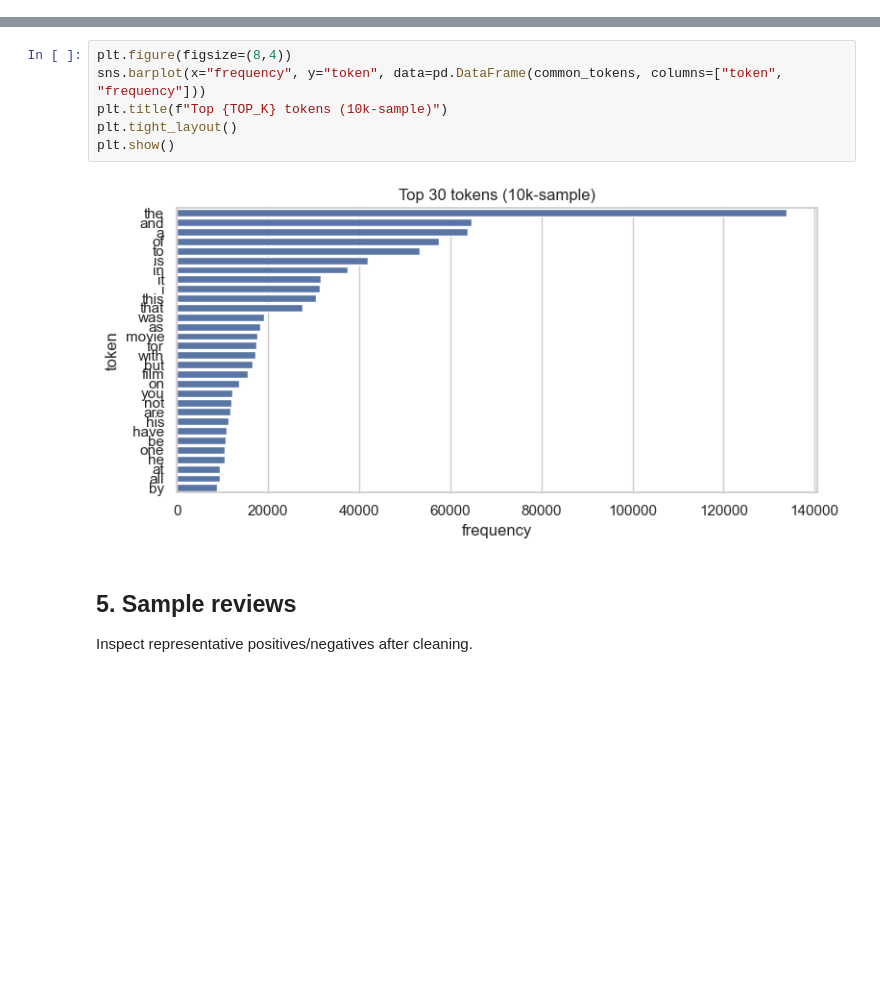
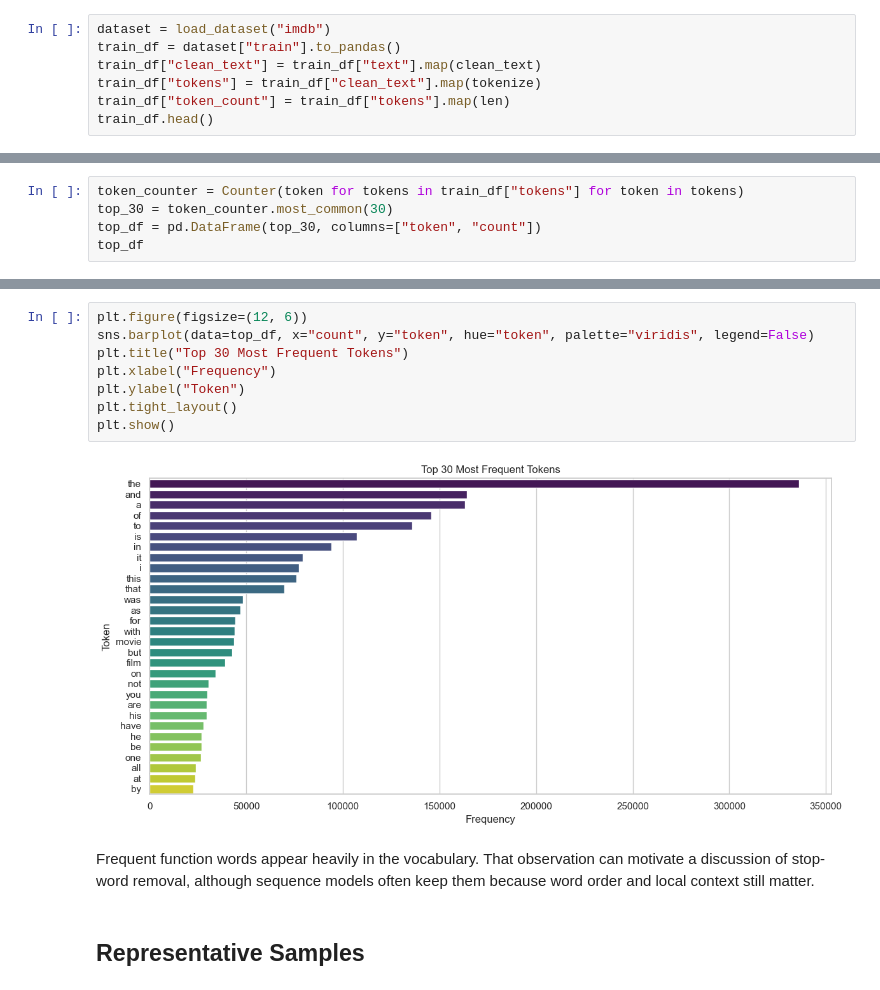
Before and after one commit to ZaidenxThiha/523K0073_523K0078_Midterm, a Jupyter notebook: notebooks/01_eda.ipynb, the cells around one changed output, grey strips where cells are left out. Cells and saved outputs as stored; diff of their text form; blank space fills up the shorter version.

```diff
--- a/notebooks/01_eda.ipynb
+++ b/notebooks/01_eda.ipynb
@@ -115,0 +27,7 @@ pd.DataFrame(common_tokens, columns=["token", "frequency"])
+# %%
+dataset = load_dataset("imdb")
+train_df = dataset["train"].to_pandas()
+train_df["clean_text"] = train_df["text"].map(clean_text)
+train_df["tokens"] = train_df["clean_text"].map(tokenize)
+train_df["token_count"] = train_df["tokens"].map(len)
+train_df.head()
@@ -115,0 +99,5 @@ pd.DataFrame(common_tokens, columns=["token", "frequency"])
+# %%
+token_counter = Counter(token for tokens in train_df["tokens"] for token in tokens)
+top_30 = token_counter.most_common(30)
+top_df = pd.DataFrame(top_30, columns=["token", "count"])
+top_df
@@ -116,12 +122,15 @@ pd.DataFrame(common_tokens, columns=["token", "frequency"])
 # %%
-plt.figure(figsize=(8,4))
-sns.barplot(x="frequency", y="token", data=pd.DataFrame(common_tokens, columns=["token", "frequency"]))
-plt.title(f"Top {TOP_K} tokens (10k-sample)")
+plt.figure(figsize=(12, 6))
+sns.barplot(data=top_df, x="count", y="token", hue="token", palette="viridis", legend=False)
+plt.title("Top 30 Most Frequent Tokens")
+plt.xlabel("Frequency")
+plt.ylabel("Token")
 plt.tight_layout()
 plt.show()
 # %% [output]
-[figure, old version]
+[figure, new version]
-# %% [markdown]
-## 5. Sample reviews
-Inspect representative positives/negatives after cleaning.
+# %% [markdown]
+Frequent function words appear heavily in the vocabulary. That observation can motivate a discussion of stop-word removal, although sequence models often keep them because word order and local context still matter.
+# %% [markdown]
+## Representative Samples
 # %%
```
Also changed, not shown: parts of 26 cells of this notebook, 55 other files.
